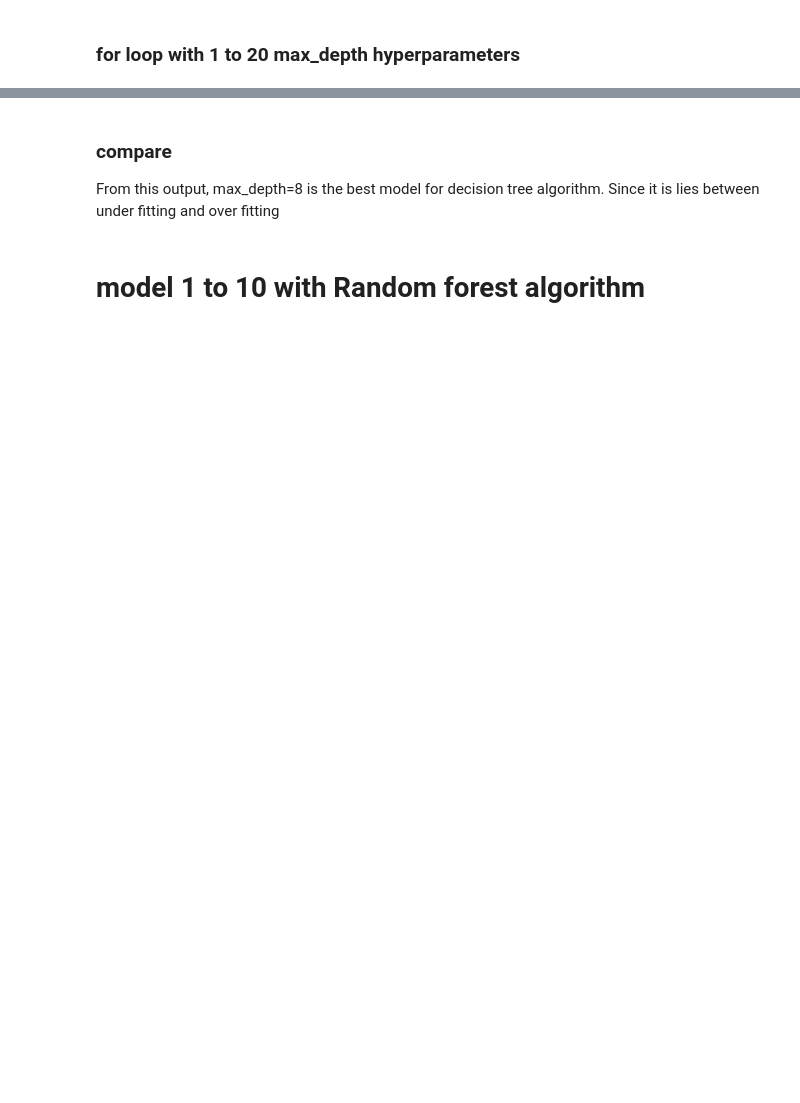
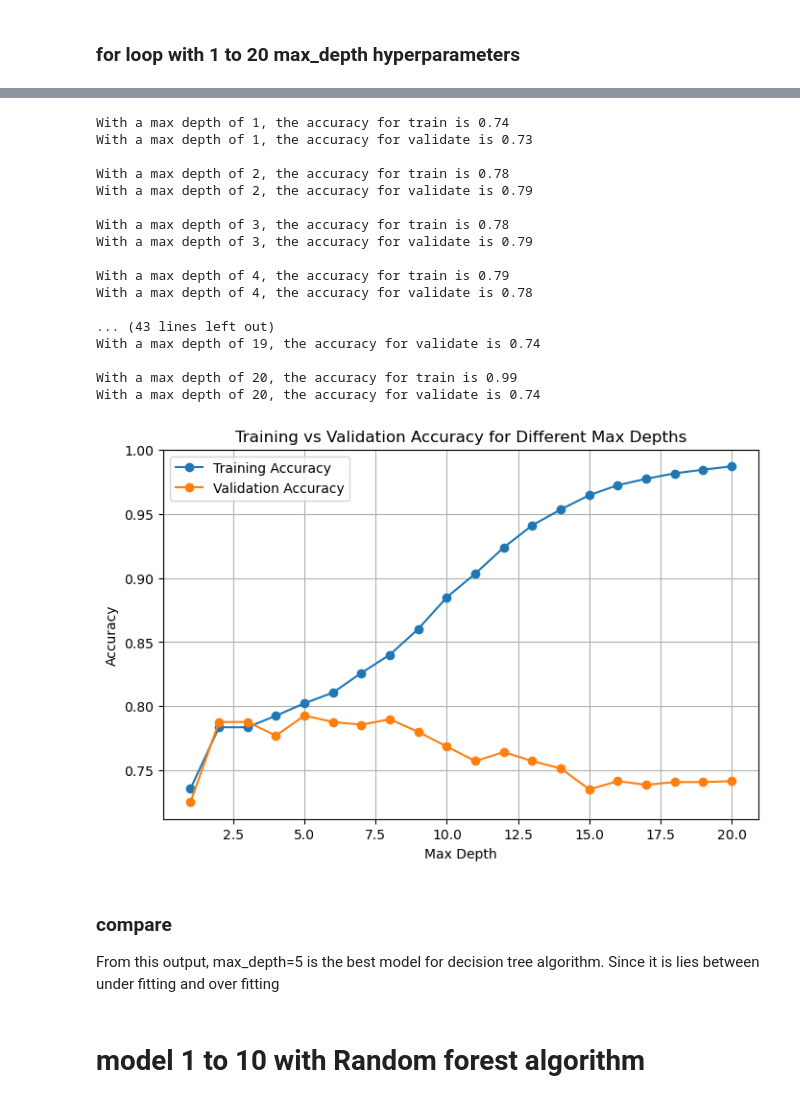
Before and after one commit to sikandar-shrestha/classification_project_telco, a Jupyter notebook: non_final_report.ipynb, the cells around one changed output, grey strips where cells are left out. Saved outputs shown, nothing was run; the diff lists cells and outputs as text; code cells hidden in the pictures; blank space fills up the shorter version.

```diff
--- a/non_final_report.ipynb
+++ b/non_final_report.ipynb
@@ -856,6 +839,54 @@ with a max depth of 20, the accuracy for validate is 0.73
+# %%
+
+train_accuracies = []
+val_accuracies = []
+
+for x in range(1, 21):
+    tree = DecisionTreeClassifier(max_depth=x)
+    tree.fit(X_train, y_train)
+
+    acc = tree.score(X_train, y_train)
+    acc_val = tree.score(X_validate, y_validate)
+
+    train_accuracies.append(acc)
+    val_accuracies.append(acc_val)
+
+    print(f'With a max depth of {x}, the accuracy for train is {round(acc, 2)}')
+    print(f'With a max depth of {x}, the accuracy for validate is {round(acc_val, 2)}')
+    print()
+
+# Plotting the accuracy trends after the loop completes
+plt.figure(figsize=(8, 5))
+plt.plot(range(1, 21), train_accuracies, label='Training Accuracy', marker='o')
+plt.plot(range(1, 21), val_accuracies, label='Validation Accuracy', marker='o')
+plt.xlabel('Max Depth')
+plt.ylabel('Accuracy')
+plt.title('Training vs Validation Accuracy for Different Max Depths')
+plt.legend()
+plt.grid(True)
+plt.show()
+# %% [output]
+With a max depth of 1, the accuracy for train is 0.74
+With a max depth of 1, the accuracy for validate is 0.73
+
+With a max depth of 2, the accuracy for train is 0.78
+With a max depth of 2, the accuracy for validate is 0.79
+
+With a max depth of 3, the accuracy for train is 0.78
+With a max depth of 3, the accuracy for validate is 0.79
+
+With a max depth of 4, the accuracy for train is 0.79
+With a max depth of 4, the accuracy for validate is 0.78
+
+... (43 lines left out)
+With a max depth of 19, the accuracy for validate is 0.74
+
+With a max depth of 20, the accuracy for train is 0.99
+With a max depth of 20, the accuracy for validate is 0.74
+[figure, added]
 # %% [markdown]
 ### compare
-From this output, max_depth=8 is the best model for decision tree algorithm.
+From this output, max_depth=5 is the best model for decision tree algorithm.
 Since it is lies between under fitting and over fitting
 # %% [markdown]
 # model 1 to 10 with Random forest algorithm
```
Also changed, not shown: parts of 11 cells of this notebook, 3 other files.
